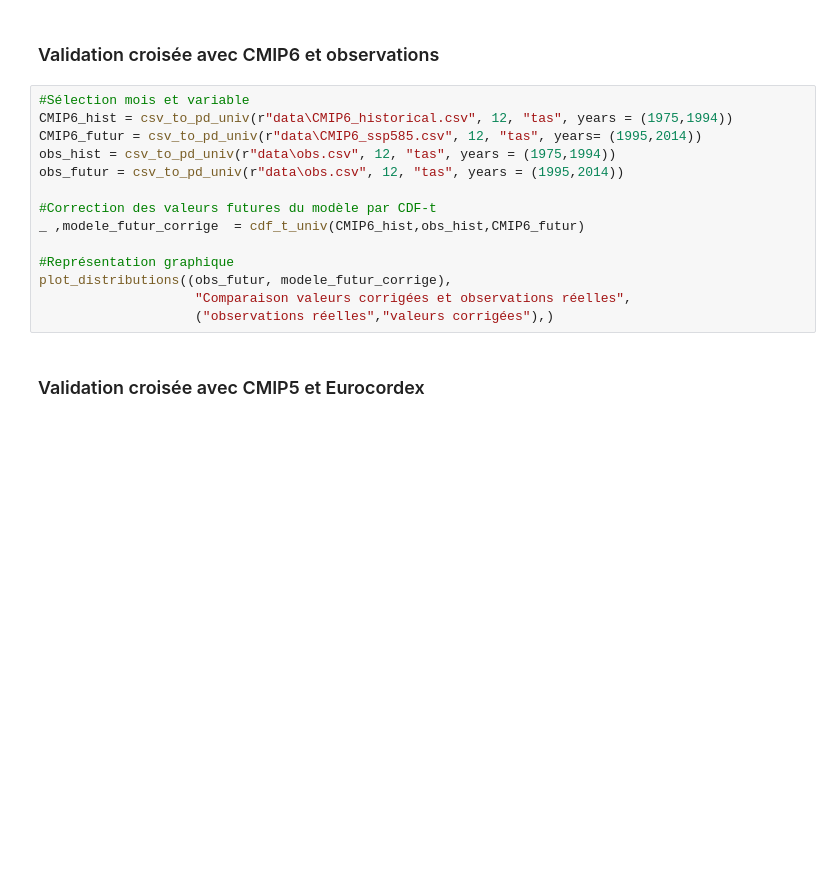
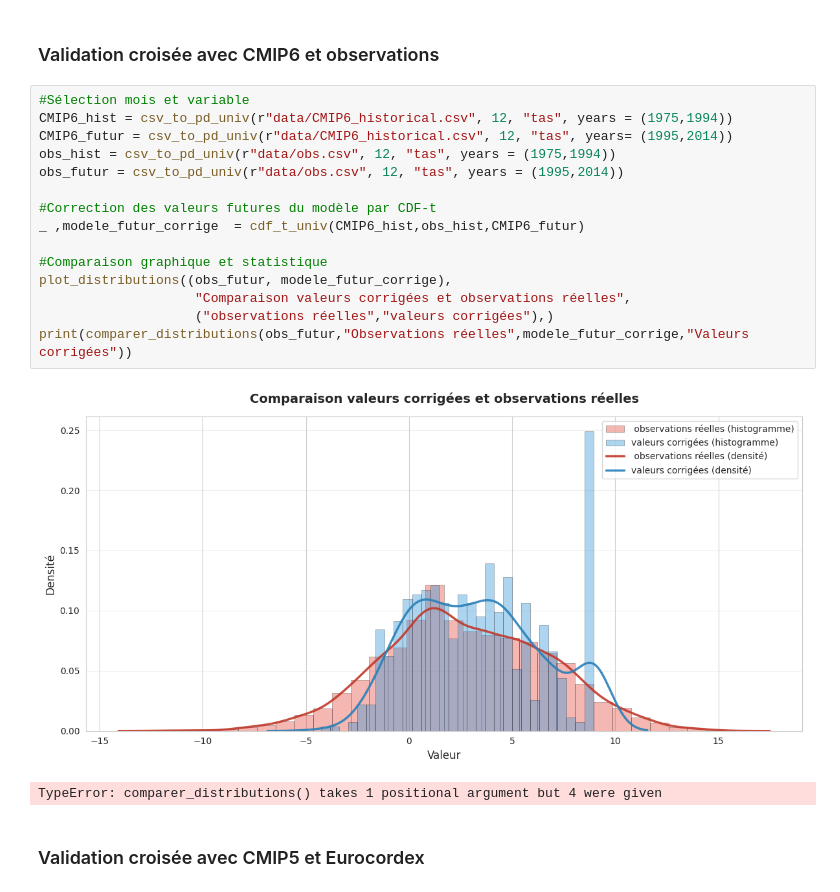
Before and after one commit to tristanczz/statapp_edf_25, a Jupyter notebook: CDF-t.ipynb, the cells around one changed output. Saved outputs shown, nothing was run; the diff lists cells and outputs as text; blank space fills up the shorter version.

```diff
--- a/CDF-t.ipynb
+++ b/CDF-t.ipynb
@@ -161,17 +161,21 @@ Paramètres de la loi X :
 ### Validation croisée avec CMIP6 et observations
 # %%
 #Sélection mois et variable
-CMIP6_hist = csv_to_pd_univ(r"data\CMIP6_historical.csv", 12, "tas", years = (1975,1994))
-CMIP6_futur = csv_to_pd_univ(r"data\CMIP6_ssp585.csv", 12, "tas", years= (1995,2014))
-obs_hist = csv_to_pd_univ(r"data\obs.csv", 12, "tas", years = (1975,1994))
-obs_futur = csv_to_pd_univ(r"data\obs.csv", 12, "tas", years = (1995,2014))
+CMIP6_hist = csv_to_pd_univ(r"data/CMIP6_historical.csv", 12, "tas", years = (1975,1994))
+CMIP6_futur = csv_to_pd_univ(r"data/CMIP6_historical.csv", 12, "tas", years= (1995,2014))
+obs_hist = csv_to_pd_univ(r"data/obs.csv", 12, "tas", years = (1975,1994))
+obs_futur = csv_to_pd_univ(r"data/obs.csv", 12, "tas", years = (1995,2014))
 
 #Correction des valeurs futures du modèle par CDF-t
 _ ,modele_futur_corrige  = cdf_t_univ(CMIP6_hist,obs_hist,CMIP6_futur)
 
-#Représentation graphique
+#Comparaison graphique et statistique
 plot_distributions((obs_futur, modele_futur_corrige),
                     "Comparaison valeurs corrigées et observations réelles",
                     ("observations réelles","valeurs corrigées"),)
+print(comparer_distributions(obs_futur,"Observations réelles",modele_futur_corrige,"Valeurs corrigées"))
+# %% [output]
+[figure, added]
+TypeError: comparer_distributions() takes 1 positional argument but 4 were given
 # %% [markdown]
 ### Validation croisée avec CMIP5 et Eurocordex
```
Also changed, not shown: parts of 9 cells of this notebook, 2 other files.
